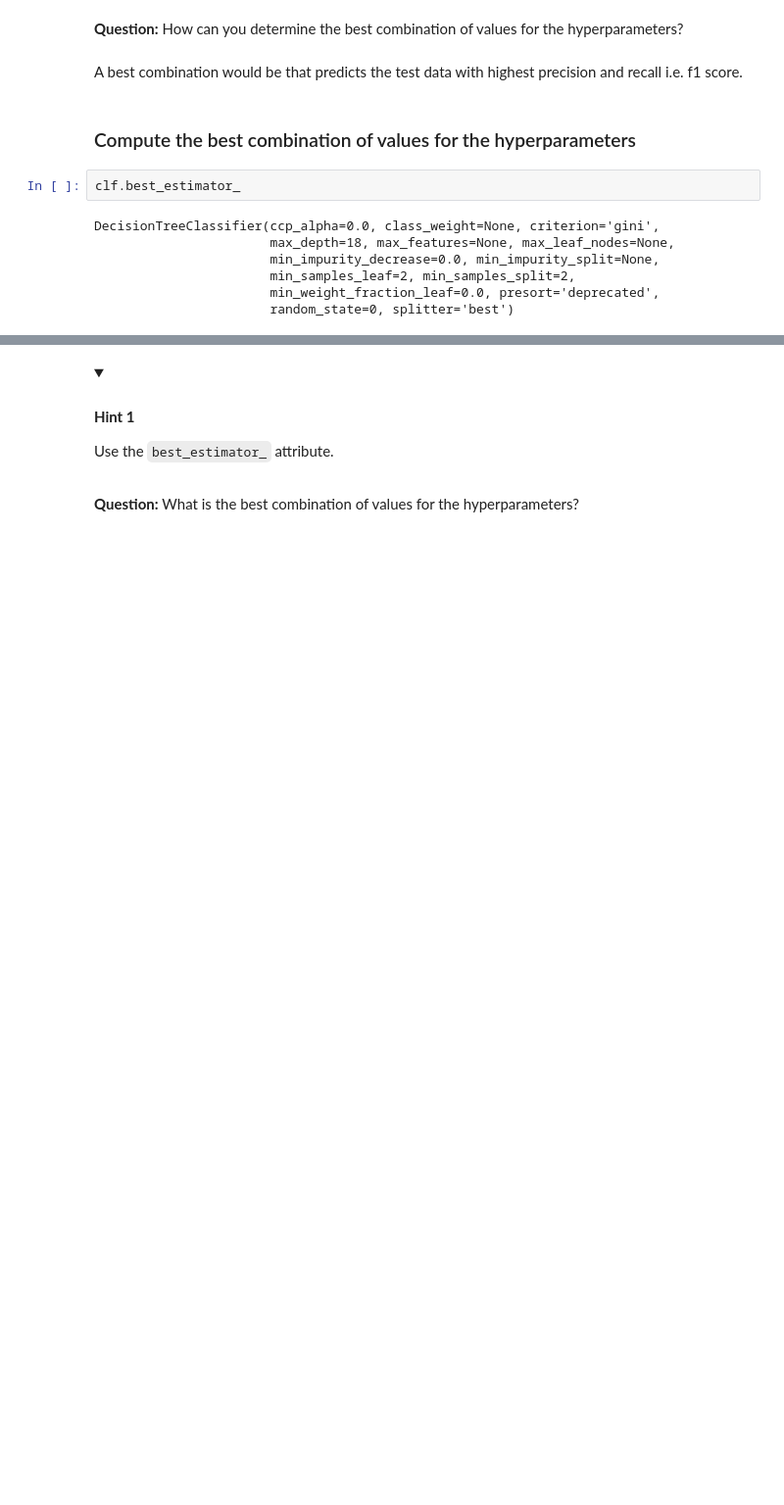
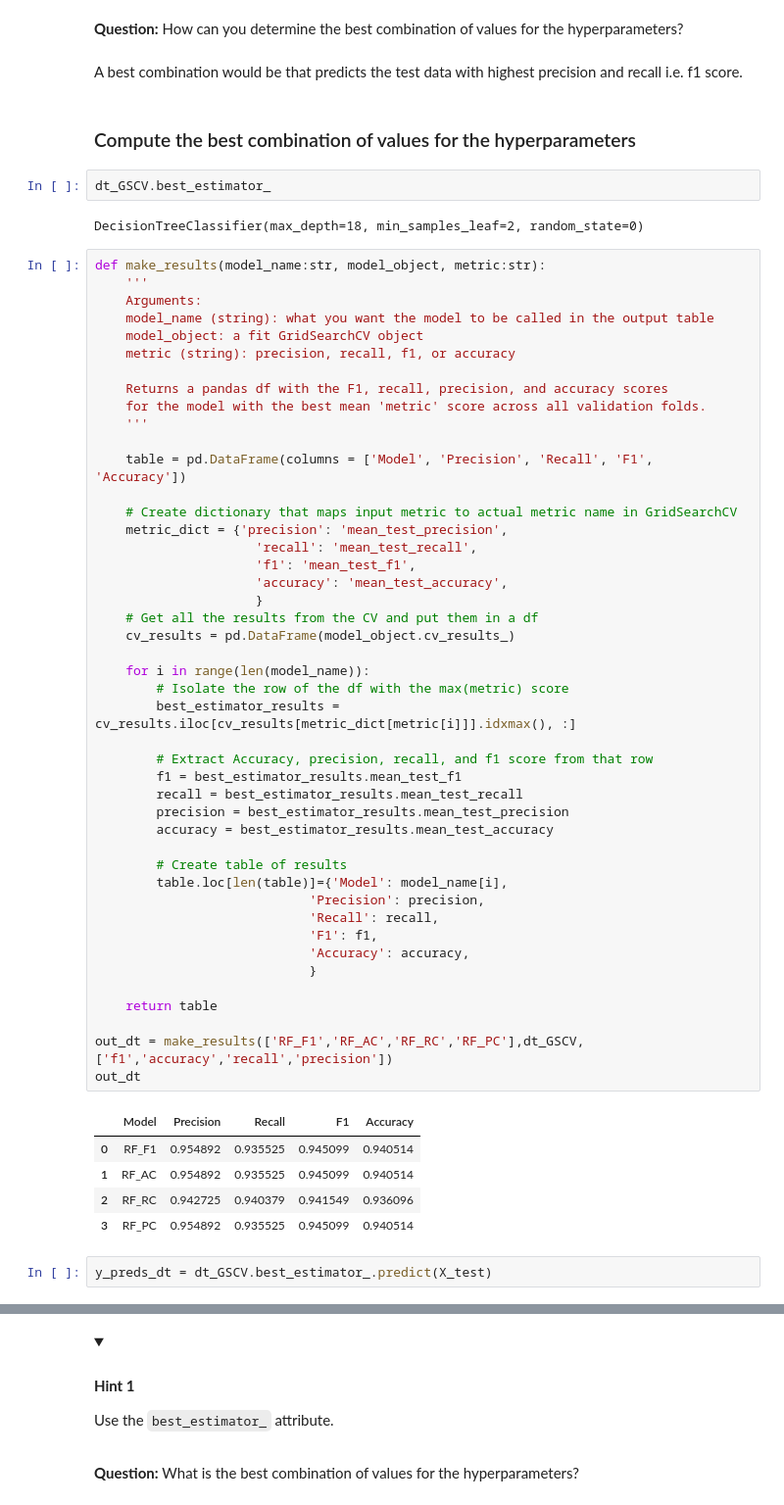
Before and after one commit to nitin6753/Customer_Satisfaction_Prediction, a Jupyter notebook: Build_decision_tree.ipynb, the cells around one changed output, grey strips where cells are left out. Shown at 98% size. Cells and saved outputs as stored; diff of their text form; folded sections open; blank space fills up the shorter version.

```diff
--- a/Build_decision_tree.ipynb
+++ b/Build_decision_tree.ipynb
@@ -621,11 +629,59 @@ A best combination would be that predicts the test data with highest precision a
 # %% [markdown]
 ### Compute the best combination of values for the hyperparameters
 # %%
-clf.best_estimator_
+dt_GSCV.best_estimator_
 # %% [output]
-DecisionTreeClassifier(ccp_alpha=0.0, class_weight=None, criterion='gini',
-                       max_depth=18, max_features=None, max_leaf_nodes=None,
-                       min_impurity_decrease=0.0, min_impurity_split=None,
-                       min_samples_leaf=2, min_samples_split=2,
-                       min_weight_fraction_leaf=0.0, presort='deprecated',
-                       random_state=0, splitter='best')
+DecisionTreeClassifier(max_depth=18, min_samples_leaf=2, random_state=0)
+# %%
+def make_results(model_name:str, model_object, metric:str):
+    '''
+    Arguments:
+    model_name (string): what you want the model to be called in the output table
+    model_object: a fit GridSearchCV object
+    metric (string): precision, recall, f1, or accuracy
+
+    Returns a pandas df with the F1, recall, precision, and accuracy scores
+    for the model with the best mean 'metric' score across all validation folds.
+    '''
+
+    table = pd.DataFrame(columns = ['Model', 'Precision', 'Recall', 'F1', 'Accuracy'])
+
+    # Create dictionary that maps input metric to actual metric name in GridSearchCV
+    metric_dict = {'precision': 'mean_test_precision',
+                     'recall': 'mean_test_recall',
+                     'f1': 'mean_test_f1',
+                     'accuracy': 'mean_test_accuracy',
+                     }
+    # Get all the results from the CV and put them in a df
+    cv_results = pd.DataFrame(model_object.cv_results_)
+
+    for i in range(len(model_name)):
+        # Isolate the row of the df with the max(metric) score
+        best_estimator_results = cv_results.iloc[cv_results[metric_dict[metric[i]]].idxmax(), :]
+
+        # Extract Accuracy, precision, recall, and f1 score from that row
+        f1 = best_estimator_results.mean_test_f1
+        recall = best_estimator_results.mean_test_recall
+        precision = best_estimator_results.mean_test_precision
+        accuracy = best_estimator_results.mean_test_accuracy
+
+        # Create table of results
+        table.loc[len(table)]={'Model': model_name[i],
+                            'Precision': precision,
+                            'Recall': recall,
+                            'F1': f1,
+                            'Accuracy': accuracy,
+                            }
+
+    return table
+
+out_dt = make_results(['RF_F1','RF_AC','RF_RC','RF_PC'],dt_GSCV,['f1','accuracy','recall','precision'])
+out_dt
+# %% [output]
+|  | Model | Precision | Recall | F1 | Accuracy |
+| 0 | RF_F1 | 0.954892 | 0.935525 | 0.945099 | 0.940514 |
+| 1 | RF_AC | 0.954892 | 0.935525 | 0.945099 | 0.940514 |
+| 2 | RF_RC | 0.942725 | 0.940379 | 0.941549 | 0.936096 |
+| 3 | RF_PC | 0.954892 | 0.935525 | 0.945099 | 0.940514 |
+# %%
+y_preds_dt = dt_GSCV.best_estimator_.predict(X_test)
```
Also changed, not shown: parts of 12 cells of this notebook, 17 other files.
